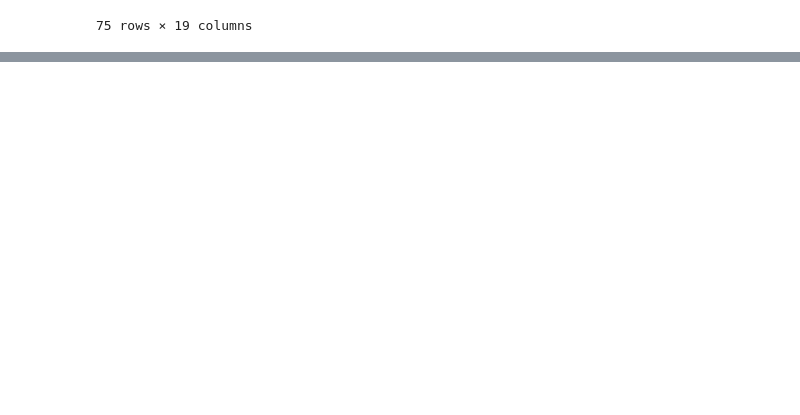
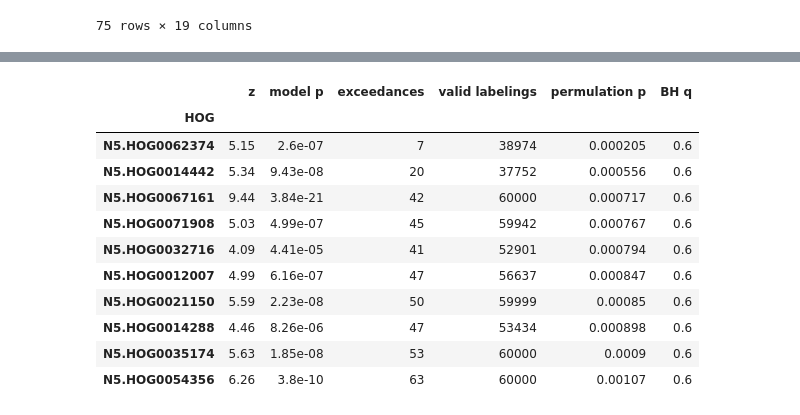
Before and after one commit to GordusLab/orb-selection, a Jupyter notebook: scripts/05_phyloglm/PhyloGLM Analysis.ipynb, the cells around one changed output, grey strips where cells are left out. Saved outputs shown, nothing was run; the diff lists cells and outputs as text; code cells hidden in the pictures; blank space fills up the shorter version.

```diff
--- a/scripts/05_phyloglm/PhyloGLM Analysis.ipynb
+++ b/scripts/05_phyloglm/PhyloGLM Analysis.ipynb
@@ -166,0 +180,24 @@ overlap_all_df
+# %%
+perm_dir = os.path.join(results_path, "phyloglm", "permulation_null")
+emp = pd.read_csv(os.path.join(perm_dir, "gene_empirical_p_extended.csv"), index_col="HOG")
+null_stats = pd.read_csv(os.path.join(perm_dir, "null_stats.csv"))
+real_stats = pd.read_csv(os.path.join(perm_dir, "real_stats.csv")).iloc[0]
+
+# genes with a usable real fit under the BUSCO model
+emp = emp.dropna(subset=["p_emp"]).copy()
+emp["q_model"] = multipletests(emp["p_model"], method="fdr_bh")[1]
+
+# largest model p that passes BH at 5%, for the volcano cutoff line
+p_bh_model = emp.loc[emp["q_model"] <= 0.05, "p_model"].max()
+
+n = len(emp)
+null_frac = null_stats["frac_sig"]
+p_one_sided = (1 + (null_frac >= real_stats["frac_sig"]).sum()) / (1 + len(null_frac))
+print(f"genes tested: {n}")
+print(f"model p <= 0.05:        {(emp['p_model'] <= 0.05).sum():5d} ({(emp['p_model'] <= 0.05).mean():.1%})")
+print(f"model BH q <= 0.05:     {(emp['q_model'] <= 0.05).sum():5d}")
+print(f"permulation p <= 0.05:  {(emp['p_emp'] <= 0.05).sum():5d} ({(emp['p_emp'] <= 0.05).mean():.1%}); chance would give {0.05 * n:.0f}")
+print(f"permulation BH q <= 0.05: {(emp['q_emp'] <= 0.05).sum():3d}   (smallest q = {emp['q_emp'].min():.2f}, smallest p = {emp['p_emp'].min():.1e})")
+print(f"fraction of genes with p <= 0.05: real {real_stats['frac_sig']:.3f}; "
+      f"{len(null_frac)} permuted labelings mean {null_frac.mean():.3f} "
+      f"(2.5-97.5%: {null_frac.quantile(0.025):.3f}-{null_frac.quantile(0.975):.3f}); one-sided p = {p_one_sided:.3f}")
@@ -166,0 +276,17 @@ overlap_all_df
+# %%
+top = emp.sort_values("p_emp").head(10)[["z_real", "p_model", "exceed", "n_valid", "p_emp", "q_emp"]]
+top.columns = ["z", "model p", "exceedances", "valid labelings", "permulation p", "BH q"]
+top
+# %% [output]
+|  | z | model p | exceedances | valid labelings | permulation p | BH q |
+| HOG |  |  |  |  |  |  |
+| N5.HOG0062374 | 5.15 | 2.6e-07 | 7 | 38974 | 0.000205 | 0.6 |
+| N5.HOG0014442 | 5.34 | 9.43e-08 | 20 | 37752 | 0.000556 | 0.6 |
+| N5.HOG0067161 | 9.44 | 3.84e-21 | 42 | 60000 | 0.000717 | 0.6 |
+| N5.HOG0071908 | 5.03 | 4.99e-07 | 45 | 59942 | 0.000767 | 0.6 |
+| N5.HOG0032716 | 4.09 | 4.41e-05 | 41 | 52901 | 0.000794 | 0.6 |
+| N5.HOG0012007 | 4.99 | 6.16e-07 | 47 | 56637 | 0.000847 | 0.6 |
+| N5.HOG0021150 | 5.59 | 2.23e-08 | 50 | 59999 | 0.00085 | 0.6 |
+| N5.HOG0014288 | 4.46 | 8.26e-06 | 47 | 53434 | 0.000898 | 0.6 |
+| N5.HOG0035174 | 5.63 | 1.85e-08 | 53 | 60000 | 0.0009 | 0.6 |
+| N5.HOG0054356 | 6.26 | 3.8e-10 | 63 | 60000 | 0.00107 | 0.6 |
```
Also changed, not shown: parts of 7 cells of this notebook, 2 other files.
